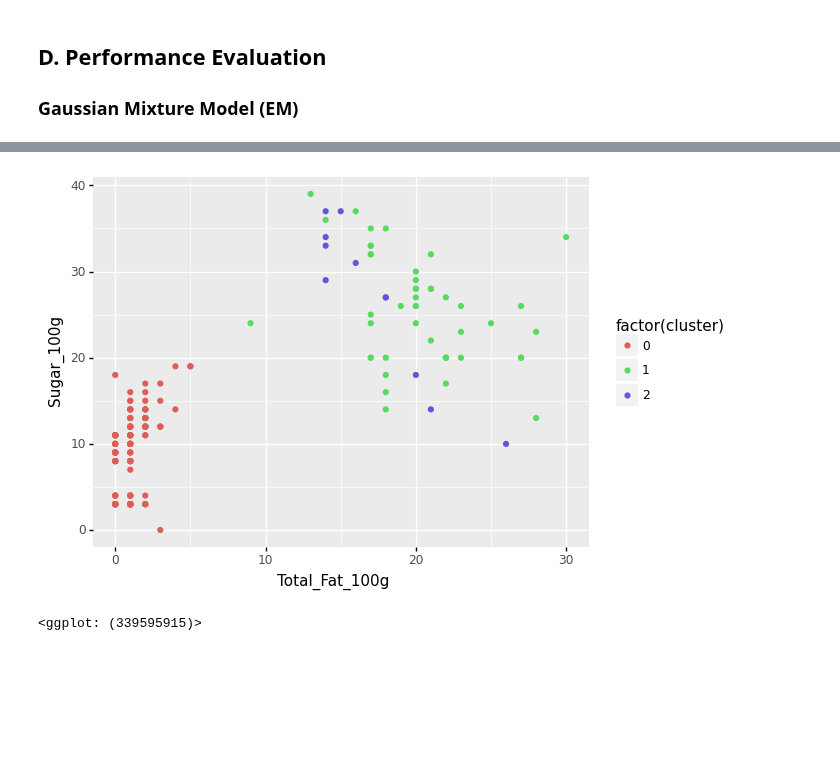
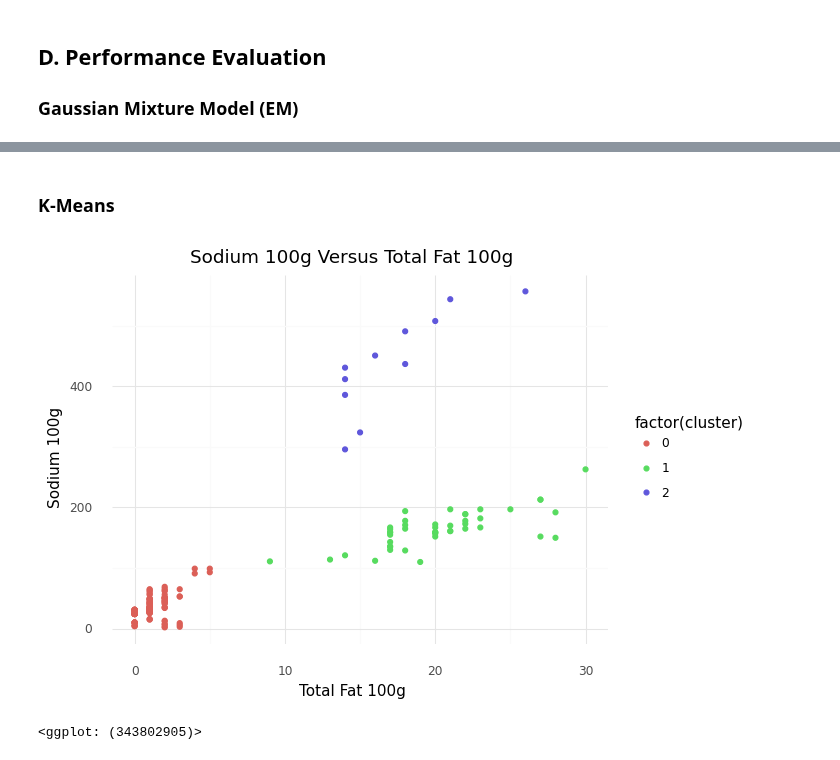
Before and after one commit to min-is/Chapman-University, a Jupyter notebook: CPSC 392 - Data Science/Projects/Min - Project 2.ipynb, the cells around one changed output, grey strips where cells are left out. Drawn from its saved outputs; the diff is of its cells as text; code cells hidden in the pictures; blank space fills up the shorter version.

```diff
--- a/CPSC 392 - Data Science/Projects/Min - Project 2.ipynb
+++ b/CPSC 392 - Data Science/Projects/Min - Project 2.ipynb
@@ -201,6 +235,10 @@ K-Means utilizes the hyperparameter "k" to determine the number of centroids, an
+# %% [markdown]
+### K-Means
 # %%
-(ggplot(df, aes(x = "Total_Fat_100g", y = "Sodium_100g")) + geom_point(aes(color = "factor(cluster)")))
-(ggplot(df, aes(x = 'Total_Fat_100g', y = 'Sugar_100g')) + geom_point(aes(color = "factor(cluster)")))
+(ggplot(df, aes(x = "Total_Fat_100g", y = "Sodium_100g")) +
+geom_point(aes(color = "factor(cluster)")) + theme_minimal() +
+ggtitle('Sodium 100g Versus Total Fat 100g') + labs(x = 'Total Fat 100g',
+y = 'Sodium 100g'))
 # %% [output]
-[figure, old version]
+[figure, new version]
-<ggplot: (339595915)>
+<ggplot: (343802905)>
```
Also changed, not shown: parts of 7 cells of this notebook, 1 other file.
